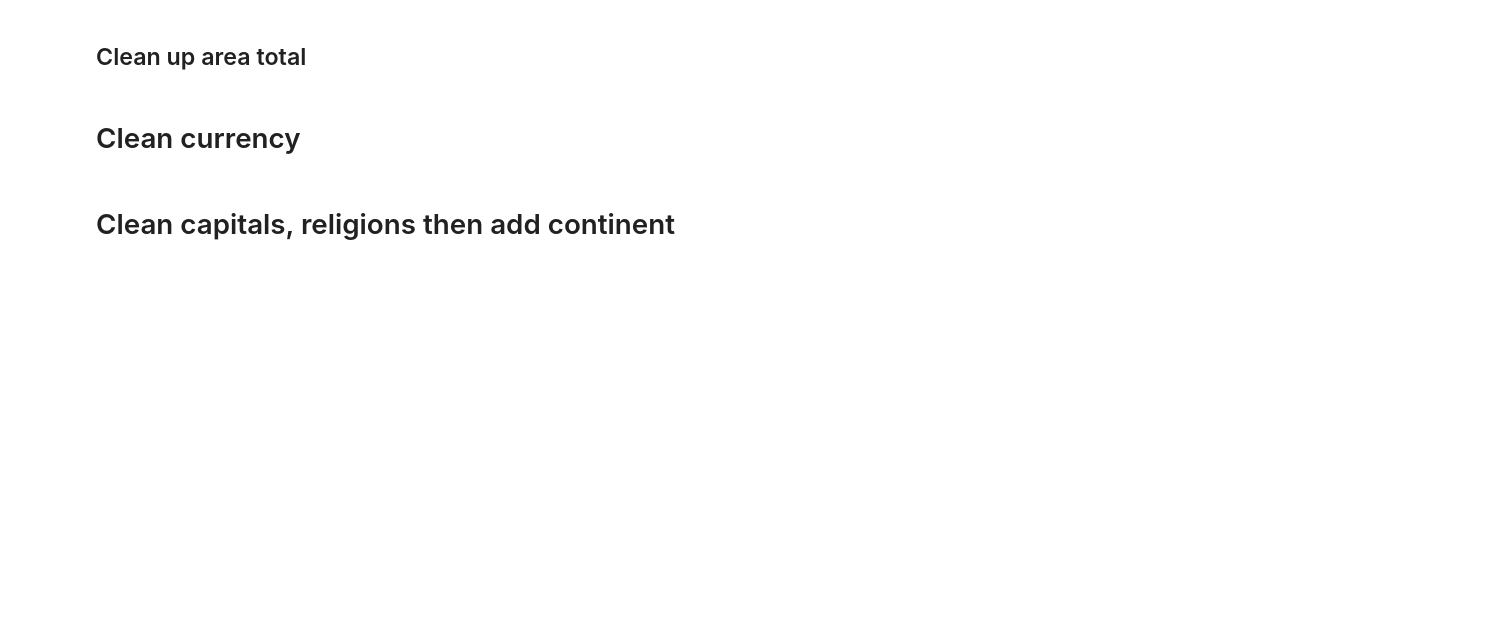
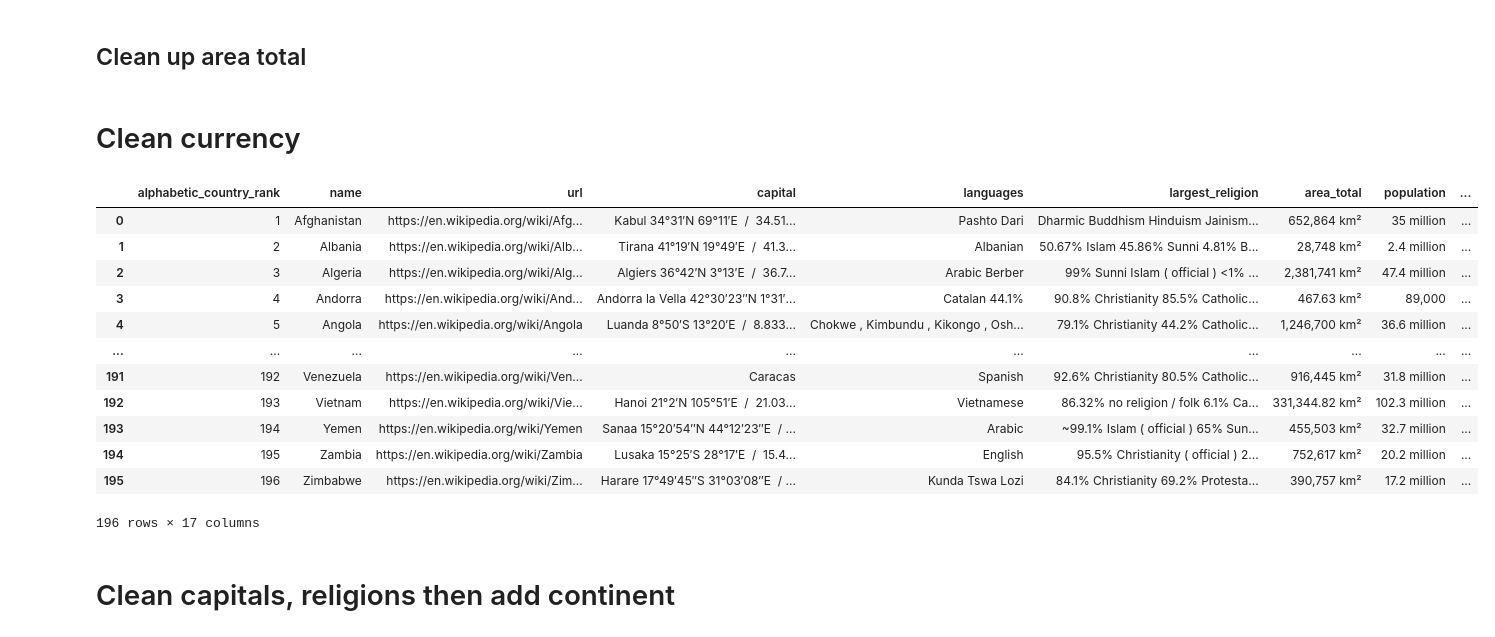
Before and after one commit to JustinWyrley/Maplas, a Jupyter notebook: collecting_info/cleaning.ipynb, the cells around one changed output. Cells and saved outputs as stored; diff of their text form; code cells hidden in the pictures; blank space fills up the shorter version.

```diff
--- a/collecting_info/cleaning.ipynb
+++ b/collecting_info/cleaning.ipynb
@@ -194,6 +189,22 @@ def format_currency(text):
 
 # Apply the formatting to the dataset
 df['currency'] = df['currency'].apply(format_currency)
+# %%
+df
+# %% [output]
+|  | alphabetic_country_rank | name | url | capital | languages | largest_religion | area_total | population | ... |
+| 0 | 1 | Afghanistan | https://en.wikipedia.org/wiki/Afg... | Kabul 34°31′N 69°11′E ﻿ / ﻿ 34.51... | Pashto Dari | Dharmic Buddhism Hinduism Jainism... | 652,864 km² | 35 million | ... |
+| 1 | 2 | Albania | https://en.wikipedia.org/wiki/Alb... | Tirana 41°19′N 19°49′E ﻿ / ﻿ 41.3... | Albanian | 50.67% Islam 45.86% Sunni 4.81% B... | 28,748 km² | 2.4 million | ... |
+| 2 | 3 | Algeria | https://en.wikipedia.org/wiki/Alg... | Algiers 36°42′N 3°13′E ﻿ / ﻿ 36.7... | Arabic Berber | 99% Sunni Islam ( official ) <1% ... | 2,381,741 km² | 47.4 million | ... |
+| 3 | 4 | Andorra | https://en.wikipedia.org/wiki/And... | Andorra la Vella 42°30′23″N 1°31′... | Catalan 44.1% | 90.8% Christianity 85.5% Catholic... | 467.63 km² | 89,000 | ... |
+| 4 | 5 | Angola | https://en.wikipedia.org/wiki/Angola | Luanda 8°50′S 13°20′E ﻿ / ﻿ 8.833... | Chokwe , Kimbundu , Kikongo , Osh... | 79.1% Christianity 44.2% Catholic... | 1,246,700 km² | 36.6 million | ... |
+| ... | ... | ... | ... | ... | ... | ... | ... | ... | ... |
+| 191 | 192 | Venezuela | https://en.wikipedia.org/wiki/Ven... | Caracas | Spanish | 92.6% Christianity 80.5% Catholic... | 916,445 km² | 31.8 million | ... |
+| 192 | 193 | Vietnam | https://en.wikipedia.org/wiki/Vie... | Hanoi 21°2′N 105°51′E ﻿ / ﻿ 21.03... | Vietnamese | 86.32% no religion / folk 6.1% Ca... | 331,344.82 km² | 102.3 million | ... |
+| 193 | 194 | Yemen | https://en.wikipedia.org/wiki/Yemen | Sanaa 15°20′54″N 44°12′23″E ﻿ / ﻿... | Arabic | ~99.1% Islam ( official ) 65% Sun... | 455,503 km² | 32.7 million | ... |
+| 194 | 195 | Zambia | https://en.wikipedia.org/wiki/Zambia | Lusaka 15°25′S 28°17′E ﻿ / ﻿ 15.4... | English | 95.5% Christianity ( official ) 2... | 752,617 km² | 20.2 million | ... |
+| 195 | 196 | Zimbabwe | https://en.wikipedia.org/wiki/Zim... | Harare 17°49′45″S 31°03′08″E ﻿ / ... | Kunda Tswa Lozi | 84.1% Christianity 69.2% Protesta... | 390,757 km² | 17.2 million | ... |
+196 rows × 17 columns
 # %%
 save = df.to_csv('country_info_updated.csv', index=False)
 # %% [markdown]
```
Also changed, not shown: parts of 1 cell of this notebook, 2 other files.
